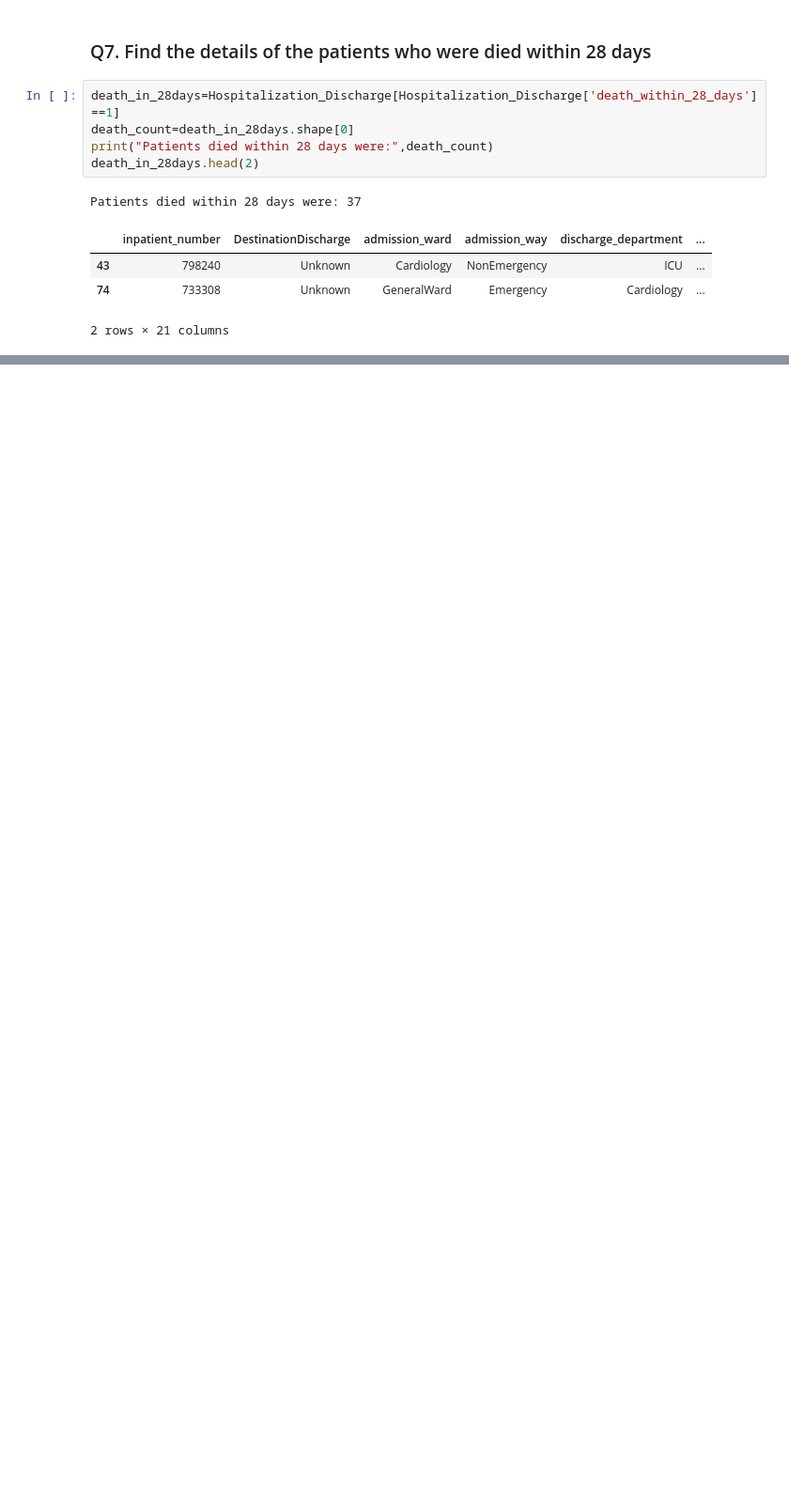
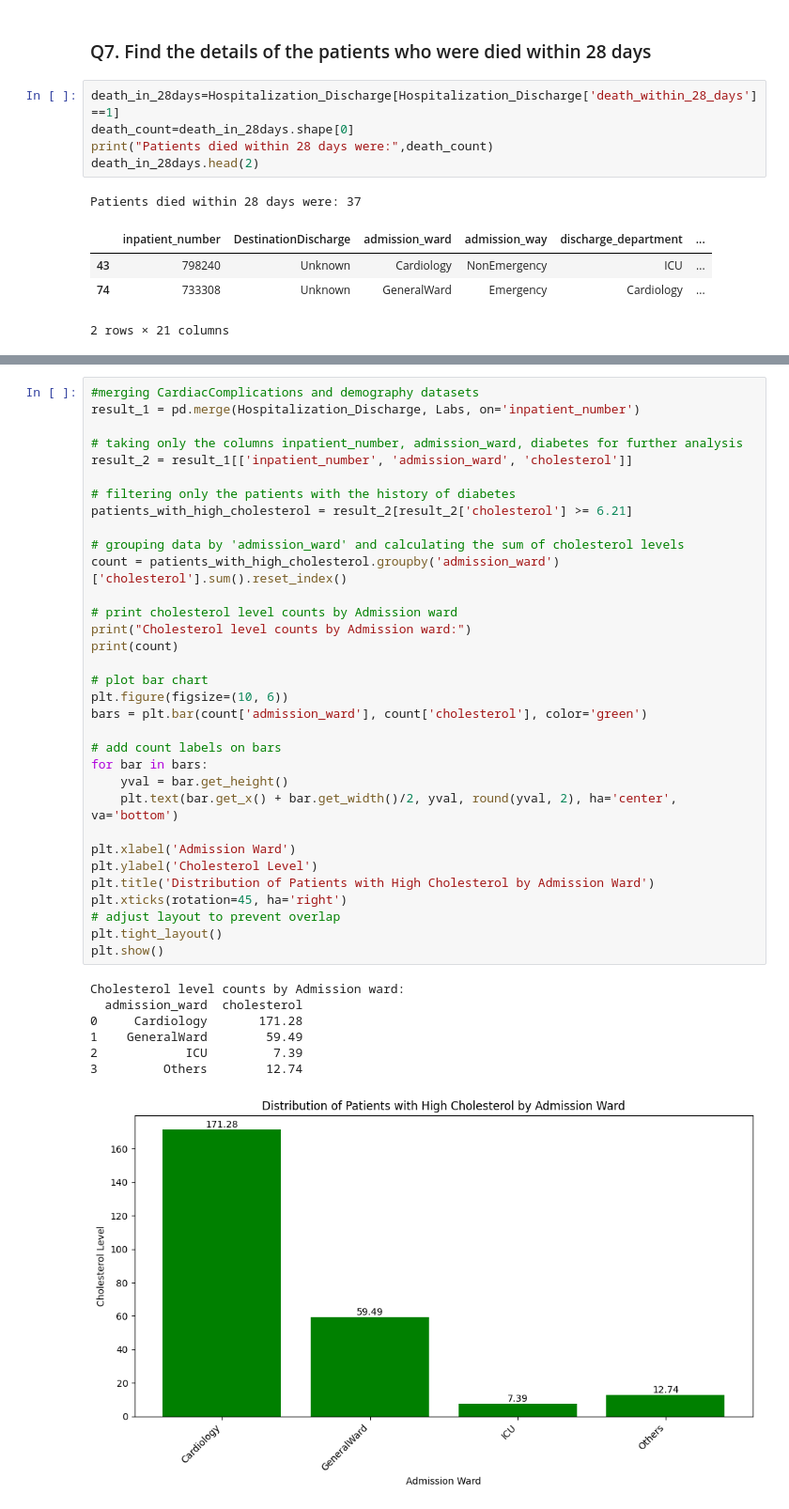
Before and after one commit to SivasankariDA112/03_Hacktivators_PythonHackathon_Apr24, a Jupyter notebook: Team03_Hactivators_AddnlQuestions.ipynb.ipynb, the cells around one changed output, grey strips where cells are left out. Shown at 94% size. Saved outputs shown, nothing was run; the diff lists cells and outputs as text; blank space fills up the shorter version.

```diff
--- a/Team03_Hactivators_AddnlQuestions.ipynb.ipynb
+++ b/Team03_Hactivators_AddnlQuestions.ipynb.ipynb
@@ -186,0 +189,41 @@ Patients died within 28 days were: 37
+# %%
+#merging CardiacComplications and demography datasets
+result_1 = pd.merge(Hospitalization_Discharge, Labs, on='inpatient_number')
+
+# taking only the columns inpatient_number, admission_ward, diabetes for further analysis
+result_2 = result_1[['inpatient_number', 'admission_ward', 'cholesterol']]
+
+# filtering only the patients with the history of diabetes
+patients_with_high_cholesterol = result_2[result_2['cholesterol'] >= 6.21]
+
+# grouping data by 'admission_ward' and calculating the sum of cholesterol levels
+count = patients_with_high_cholesterol.groupby('admission_ward')['cholesterol'].sum().reset_index()
+
+# print cholesterol level counts by Admission ward
+print("Cholesterol level counts by Admission ward:")
+print(count)
+
+# plot bar chart
+plt.figure(figsize=(10, 6))
+bars = plt.bar(count['admission_ward'], count['cholesterol'], color='green')
+
+# add count labels on bars
+for bar in bars:
+    yval = bar.get_height()
+    plt.text(bar.get_x() + bar.get_width()/2, yval, round(yval, 2), ha='center', va='bottom')
+
+plt.xlabel('Admission Ward')
+plt.ylabel('Cholesterol Level')
+plt.title('Distribution of Patients with High Cholesterol by Admission Ward')
+plt.xticks(rotation=45, ha='right')
+# adjust layout to prevent overlap
+plt.tight_layout()
+plt.show()
+# %% [output]
+Cholesterol level counts by Admission ward:
+  admission_ward  cholesterol
+0     Cardiology       171.28
+1    GeneralWard        59.49
+2            ICU         7.39
+3         Others        12.74
+[figure, added]
```
Also changed, not shown: parts of 1 cell of this notebook.
